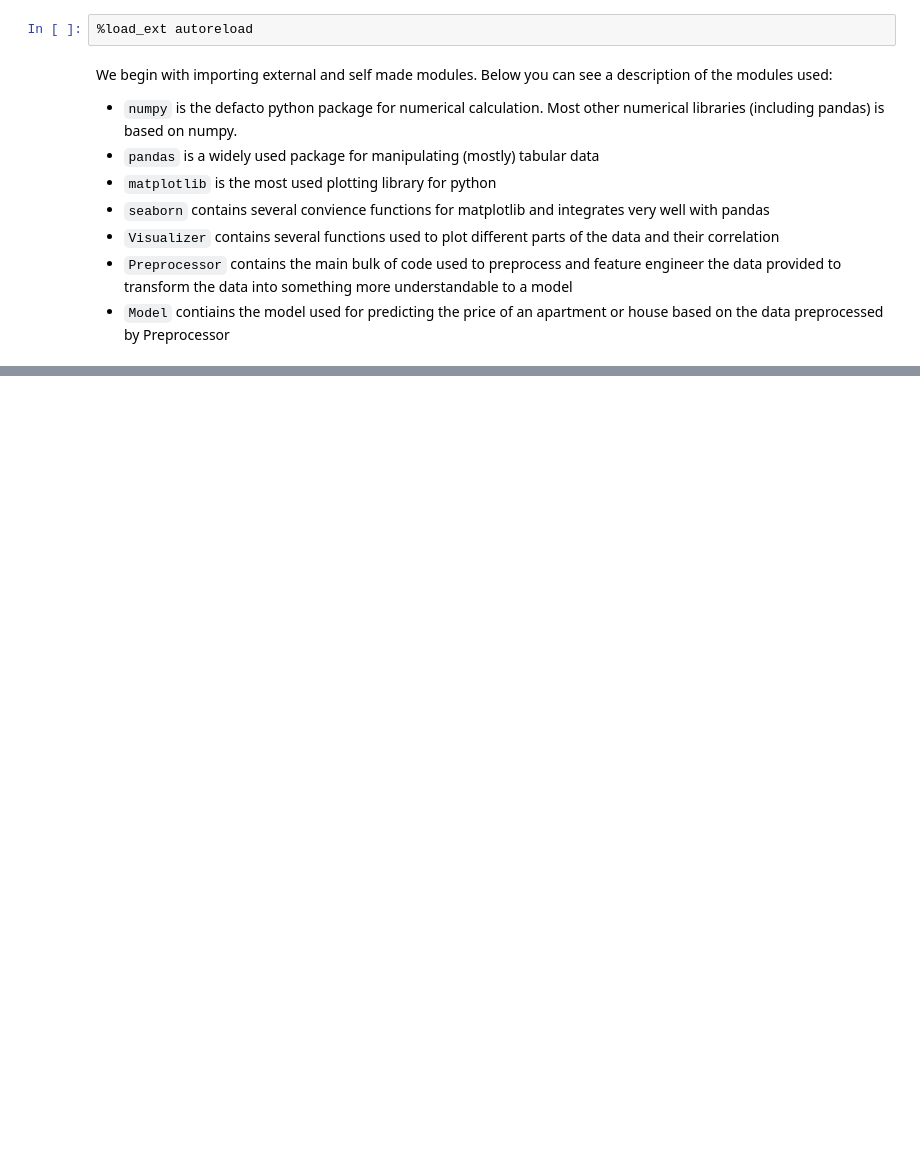
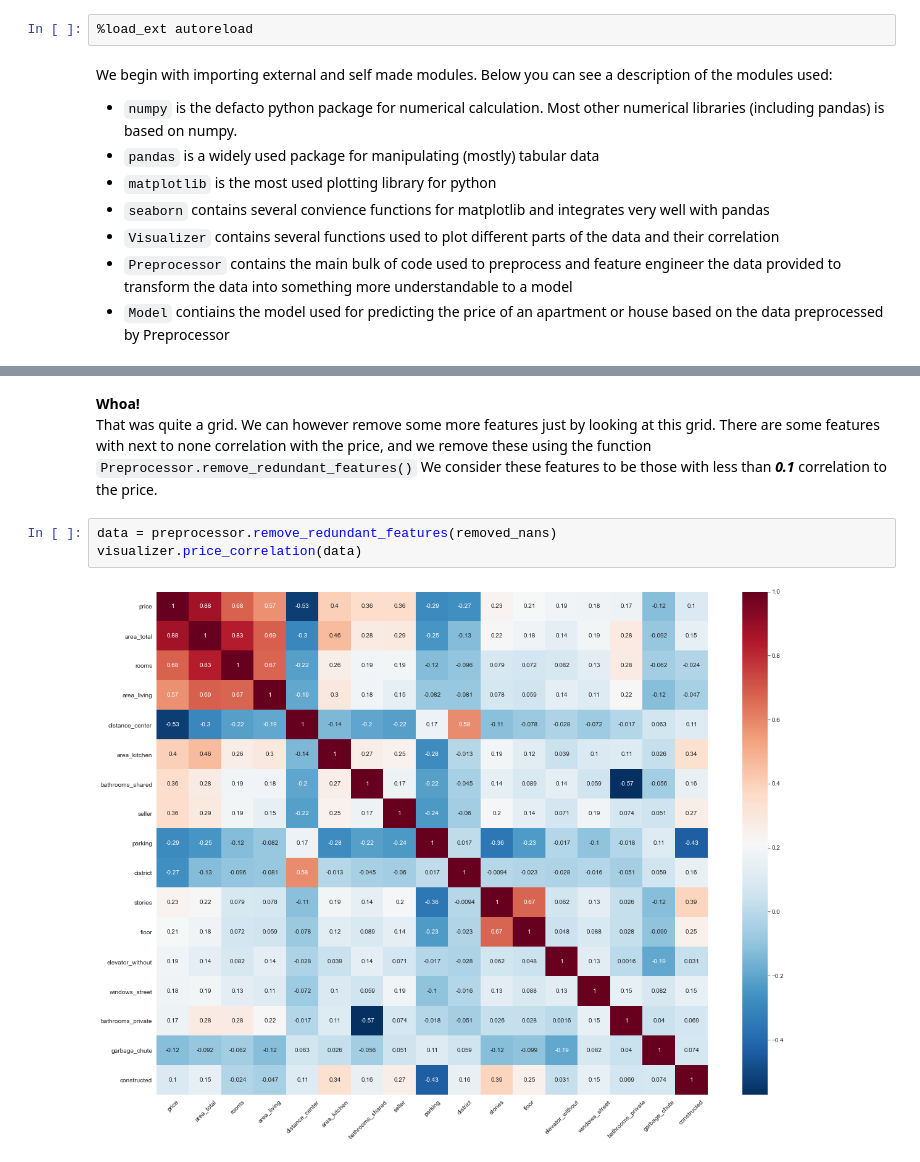
Before and after one commit to Olaussen/TDT4173_group69, a Jupyter notebook: src/notebook.ipynb, the cells around one changed output, grey strips where cells are left out. Cells and saved outputs as stored; diff of their text form; blank space fills up the shorter version.

```diff
--- a/src/notebook.ipynb
+++ b/src/notebook.ipynb
@@ -185,0 +216,10 @@ TODO
+# %% [markdown]
+**Whoa!**<br>
+That was quite a grid.
+We can however remove some more features just by looking at this grid. There are some features with next to none correlation with the price, and we remove these using the function `Preprocessor.remove_redundant_features()`
+We consider these features to be those with less than ***0.1*** correlation to the price.
+# %%
+data = preprocessor.remove_redundant_features(removed_nans)
+visualizer.price_correlation(data)
+# %% [output]
+[figure, added]
```
Also changed, not shown: parts of 55 cells of this notebook, 3 other files.
